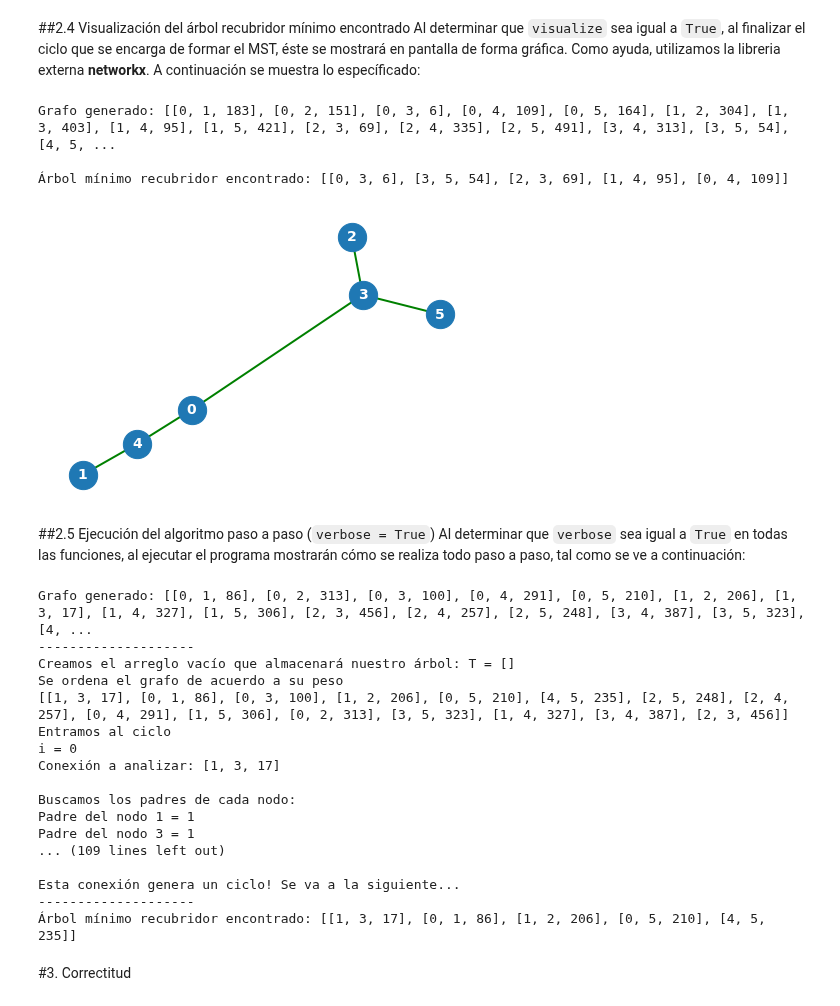
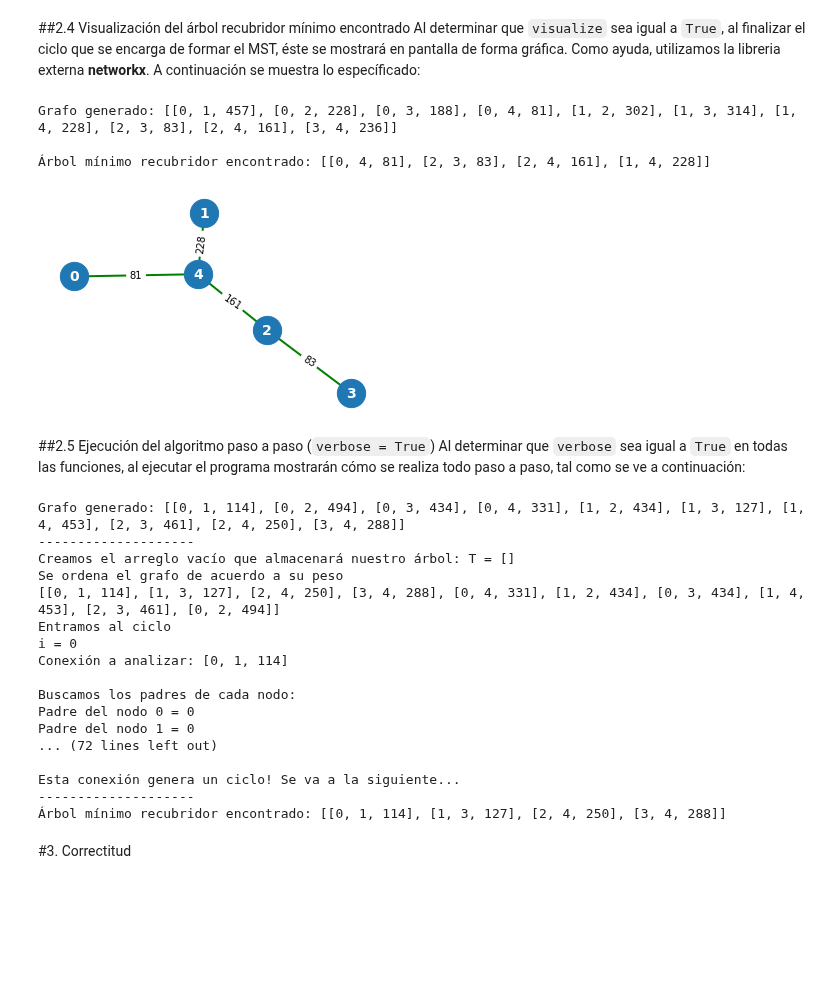
Before and after one commit to Sylver640/ADA-Informes, a Jupyter notebook: Informe_KruskalAlgorithm.ipynb, the cells around one changed output. Saved outputs shown, nothing was run; the diff lists cells and outputs as text; code cells hidden in the pictures; blank space fills up the shorter version.

```diff
--- a/Informe_KruskalAlgorithm.ipynb
+++ b/Informe_KruskalAlgorithm.ipynb
@@ -156,8 +156,11 @@ def kruskalMST(G, verbose, visualize):
   if verbose == True: print("--------------------")
 
   if visualize == True:
-    T_to_networkx = graph_to_nxgraph(T)
+    T_to_networkx = graph_to_nxgraph(T) #Se transforma nuestro grafo a uno compatible con la libreria networkx
     pos=nx.spring_layout(T_to_networkx)
+    labels = nx.get_edge_attributes(T_to_networkx,'weight') #Se agregan los pesos a nuestro grafo visual
+    #Con ayuda de los comandos proveídos por networkx, mostramos en pantalla el árbol encontrado
+    nx.draw_networkx_edge_labels(T_to_networkx,pos,edge_labels=labels,font_size=10)
     nx.draw(T_to_networkx, pos, with_labels = True, node_size=800, font_color="white", font_size=14, font_weight="black", width  =2.0, edge_color ="green")
 
   return T #Se retorna el árbol encontrado, que contiene cada conexión y su peso correspondiente
@@ -252,16 +255,16 @@ El cual visto de forma gráfica se vería de la siguiente manera:
 ##2.4 Visualización del árbol recubridor mínimo encontrado
 Al determinar que `visualize` sea igual a `True`, al finalizar el ciclo que se encarga de formar el MST, éste se mostrará en pantalla de forma gráfica. Como ayuda, utilizamos la libreria externa **networkx**. A continuación se muestra lo específicado:
 # %%
-n = random.randint(3,6)
+n = random.randint(4,15)
 G = graph_instance_creator(n)
 cprint(f"Grafo generado: {G}\n", 'yellow', attrs=['bold'])
 T = kruskalMST(G, verbose = False, visualize = True)
 cprint(f"Árbol mínimo recubridor encontrado: {T}", 'yellow', attrs=['bold'])
 # %% [output]
-Grafo generado: [[0, 1, 183], [0, 2, 151], [0, 3, 6], [0, 4, 109], [0, 5, 164], [1, 2, 304], [1, 3, 403], [1, 4, 95], [1, 5, 421], [2, 3, 69], [2, 4, 335], [2, 5, 491], [3, 4, 313], [3, 5, 54], [4, 5, ...
+Grafo generado: [[0, 1, 457], [0, 2, 228], [0, 3, 188], [0, 4, 81], [1, 2, 302], [1, 3, 314], [1, 4, 228], [2, 3, 83], [2, 4, 161], [3, 4, 236]]
 
-Árbol mínimo recubridor encontrado: [[0, 3, 6], [3, 5, 54], [2, 3, 69], [1, 4, 95], [0, 4, 109]]
+Árbol mínimo recubridor encontrado: [[0, 4, 81], [2, 3, 83], [2, 4, 161], [1, 4, 228]]
-[figure, old version]
+[figure, new version]
 # %% [markdown]
 ##2.5 Ejecución del algoritmo paso a paso (`verbose = True`)
 Al determinar que `verbose` sea igual a `True` en todas las funciones, al ejecutar el programa mostrarán cómo se realiza todo paso a paso, tal como se ve a continuación:
@@ -272,23 +275,23 @@ cprint(f"Grafo generado: {G}", 'yellow', attrs=['bold'])
 T = kruskalMST(G, verbose = True, visualize = False)
 cprint(f"Árbol mínimo recubridor encontrado: {T}", 'yellow', attrs=['bold'])
 # %% [output]
-Grafo generado: [[0, 1, 86], [0, 2, 313], [0, 3, 100], [0, 4, 291], [0, 5, 210], [1, 2, 206], [1, 3, 17], [1, 4, 327], [1, 5, 306], [2, 3, 456], [2, 4, 257], [2, 5, 248], [3, 4, 387], [3, 5, 323], [4, ...
+Grafo generado: [[0, 1, 114], [0, 2, 494], [0, 3, 434], [0, 4, 331], [1, 2, 434], [1, 3, 127], [1, 4, 453], [2, 3, 461], [2, 4, 250], [3, 4, 288]]
 --------------------
 Creamos el arreglo vacío que almacenará nuestro árbol: T = []
 Se ordena el grafo de acuerdo a su peso
-[[1, 3, 17], [0, 1, 86], [0, 3, 100], [1, 2, 206], [0, 5, 210], [4, 5, 235], [2, 5, 248], [2, 4, 257], [0, 4, 291], [1, 5, 306], [0, 2, 313], [3, 5, 323], [1, 4, 327], [3, 4, 387], [2, 3, 456]]
+[[0, 1, 114], [1, 3, 127], [2, 4, 250], [3, 4, 288], [0, 4, 331], [1, 2, 434], [0, 3, 434], [1, 4, 453], [2, 3, 461], [0, 2, 494]]
 Entramos al ciclo
 i = 0
-Conexión a analizar: [1, 3, 17]
+Conexión a analizar: [0, 1, 114]
 
 Buscamos los padres de cada nodo:
-Padre del nodo 1 = 1
-Padre del nodo 3 = 1
-... (109 lines left out)
+Padre del nodo 0 = 0
+Padre del nodo 1 = 0
+... (72 lines left out)
 
 Esta conexión genera un ciclo! Se va a la siguiente...
 --------------------
-Árbol mínimo recubridor encontrado: [[1, 3, 17], [0, 1, 86], [1, 2, 206], [0, 5, 210], [4, 5, 235]]
+Árbol mínimo recubridor encontrado: [[0, 1, 114], [1, 3, 127], [2, 4, 250], [3, 4, 288]]
 # %% [markdown]
 #3. Correctitud
 # %% [markdown]
```
Also changed, not shown: parts of 8 cells of this notebook.
